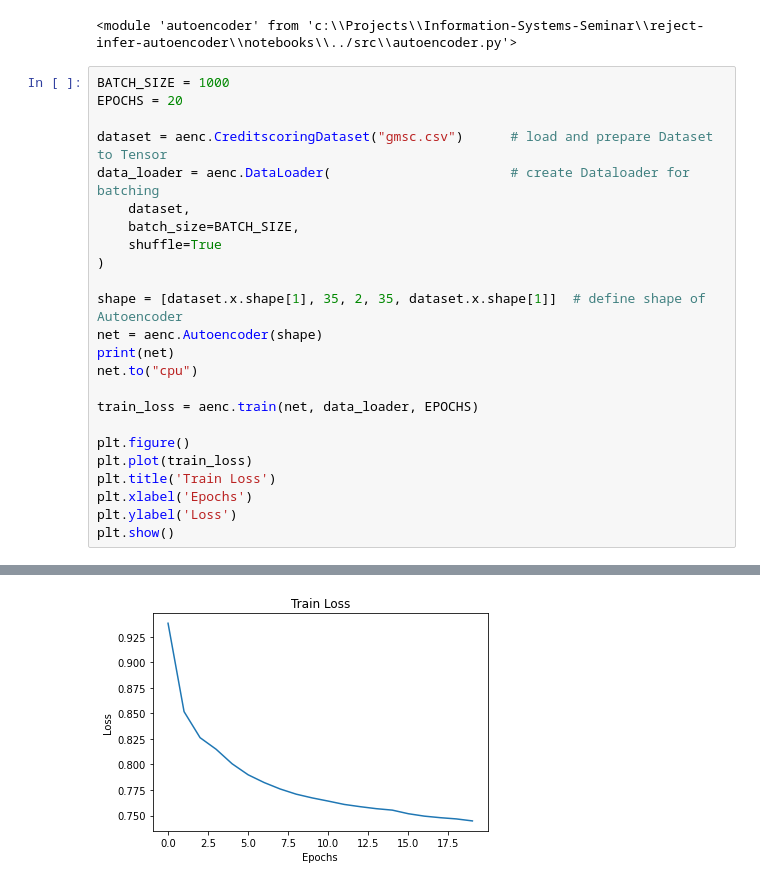
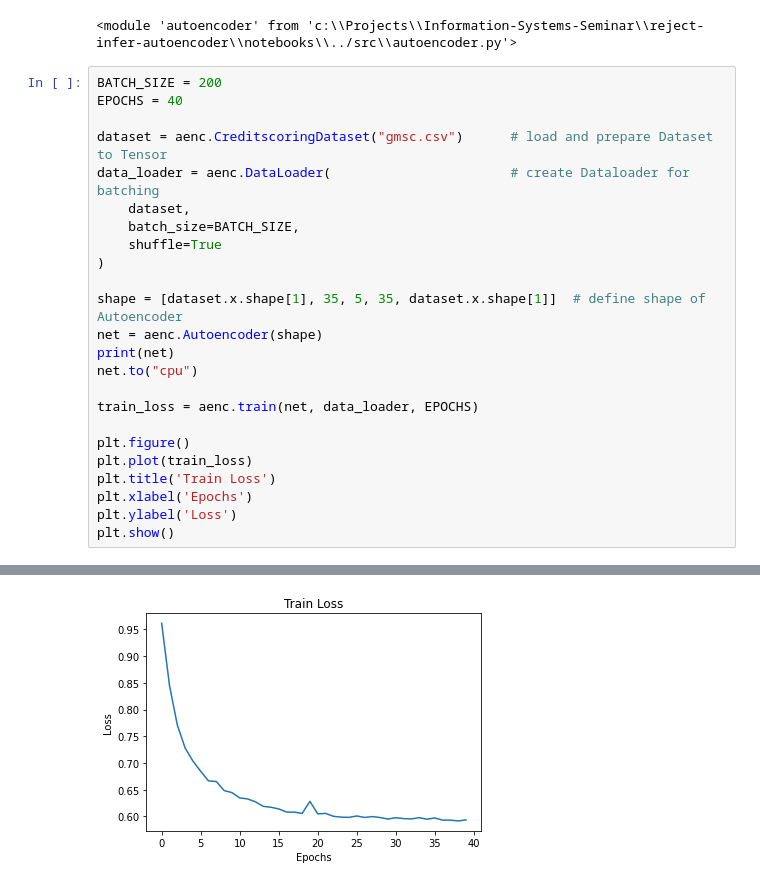
Before and after one commit to lukasvoege/reject-infer-autoencoder, a Jupyter notebook: notebooks/playground.ipynb, the cells around one changed output, grey strips where cells are left out. Cells and saved outputs as stored; diff of their text form.

```diff
--- a/notebooks/playground.ipynb
+++ b/notebooks/playground.ipynb
@@ -72,8 +86,8 @@ importlib.reload(aenc)
 # %% [output]
 <module 'autoencoder' from 'c:\\Projects\\Information-Systems-Seminar\\reject-infer-autoencoder\\notebooks\\../src\\autoencoder.py'>
 # %%
-BATCH_SIZE = 1000
-EPOCHS = 20
+BATCH_SIZE = 200
+EPOCHS = 40
 
 dataset = aenc.CreditscoringDataset("gmsc.csv")      # load and prepare Dataset to Tensor
 data_loader = aenc.DataLoader(                       # create Dataloader for batching
@@ -82,7 +96,7 @@ data_loader = aenc.DataLoader(                       # create Dataloader for bat
     shuffle=True
 )
 
-shape = [dataset.x.shape[1], 35, 2, 35, dataset.x.shape[1]]  # define shape of Autoencoder
+shape = [dataset.x.shape[1], 35, 5, 35, dataset.x.shape[1]]  # define shape of Autoencoder
 net = aenc.Autoencoder(shape)
 print(net)
 net.to("cpu")
@@ -116,4 +130,4 @@ Epoch 20 of 20, Train Loss: 0.745
-[figure, old version]
+[figure, new version]
 # %%
 n_years = 20
 
```
Also changed, not shown: parts of 5 cells of this notebook, 2 other files.
